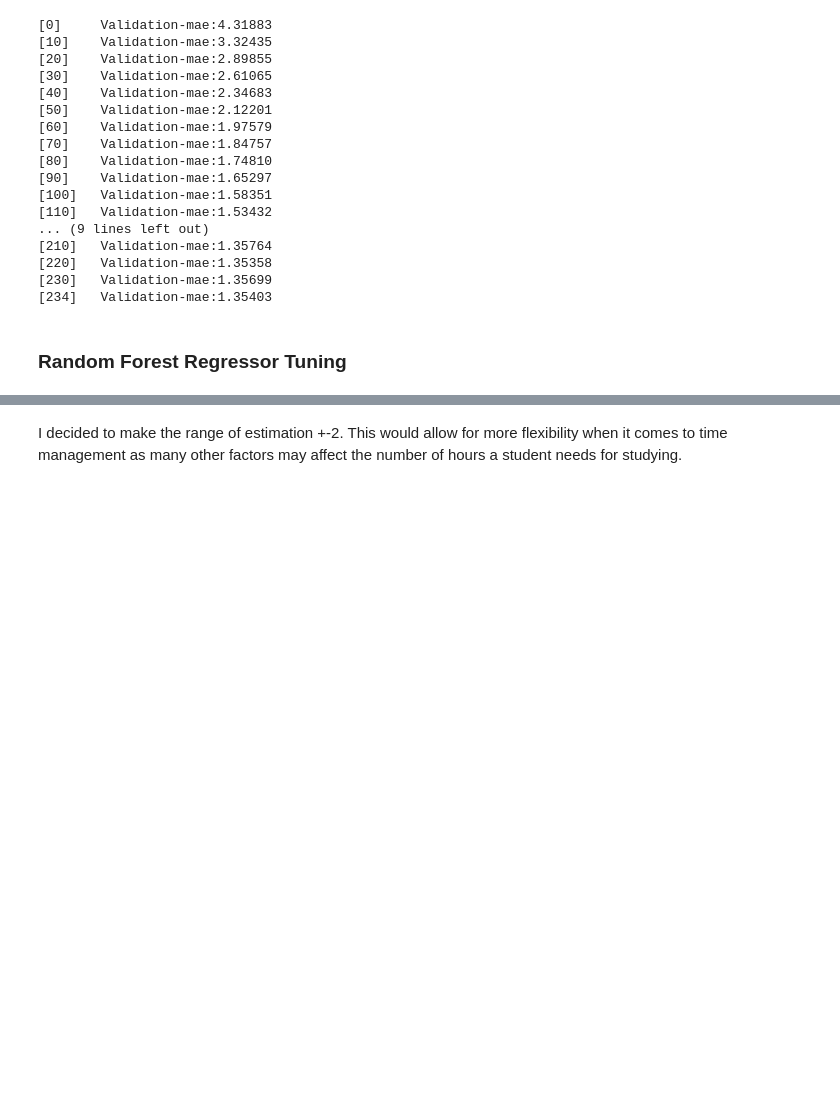
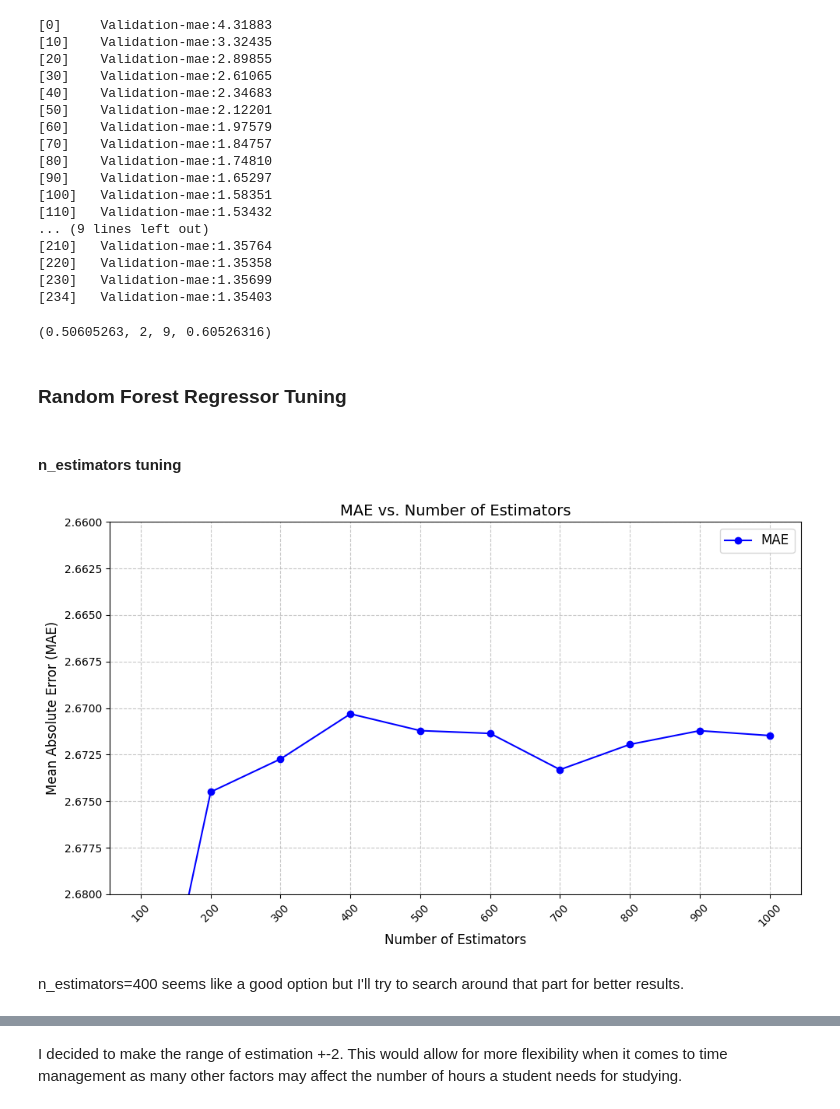
Before and after one commit to kabsmeiou/study-hours-estimator, a Jupyter notebook: notebook.ipynb, the cells around one changed output, grey strips where cells are left out. Cells and saved outputs as stored; diff of their text form; code cells hidden in the pictures; blank space fills up the shorter version.

Commit message:
fine-tuning: rf model/dt model

```diff
--- a/notebook.ipynb
+++ b/notebook.ipynb
@@ -1084,5 +1076,9 @@ model = xgb.train(
 [220]   Validation-mae:1.35358
 [230]   Validation-mae:1.35699
 [234]   Validation-mae:1.35403
+# %%
+learning_rate, max_depth, min_child_weight, colsample_bytree
+# %% [output]
+(0.50605263, 2, 9, 0.60526316)
 # %%
 model_scores = {}
@@ -1090,2 +1086,42 @@ model_scores['xgb'] = 1.35403
 # %% [markdown]
 ### Random Forest Regressor Tuning
+# %% [markdown]
+#### n_estimators tuning
+# %%
+from tqdm import tqdm
+
+rf_mae_scores = {}
+estimators = np.linspace(100, 1000, 10)
+for n_estimators in tqdm(estimators, desc="Processing"):
+    current_score = []
+    rf_model = RandomForestRegressor(n_estimators=int(n_estimators),
+                                     n_jobs=-1,
+                                     random_state=42)
+    rf_model.fit(X_train, y_train)
+    y_preds = rf_model.predict(X_val)
+    mae = mean_absolute_error(y_val, y_preds)
+    current_score.append((n_estimators, mae))
+    rf_mae_scores[f"n_estimators={int(n_estimators)}"] = pd.DataFrame(current_score, columns=['est', 'mae'])
+# %%
+n_estimators_list = []
+mae_list = []
+
+for key, df in rf_mae_scores.items():
+    n_estimators_list.append(df['est'].iloc[0])
+    mae_list.append(df['mae'].iloc[0])
+
+plt.figure(figsize=(10, 6))
+plt.plot(n_estimators_list, mae_list, marker='o', linestyle='-', color='b', label="MAE")
+plt.title("MAE vs. Number of Estimators", fontsize=14)
+plt.xlabel("Number of Estimators", fontsize=12)
+plt.ylabel("Mean Absolute Error (MAE)", fontsize=12)
+plt.grid(True, linestyle='--', alpha=0.7)
+plt.legend(fontsize=12)
+plt.xticks(n_estimators_list, rotation=45)
+plt.ylim(2.68, 2.66)
+plt.tight_layout()
+plt.show()
+# %% [output]
+[figure, added]
+# %% [markdown]
+n_estimators=400 seems like a good option but I'll try to search around that part for better results.
```
Also changed, not shown: parts of 53 cells of this notebook, 1 other file.
